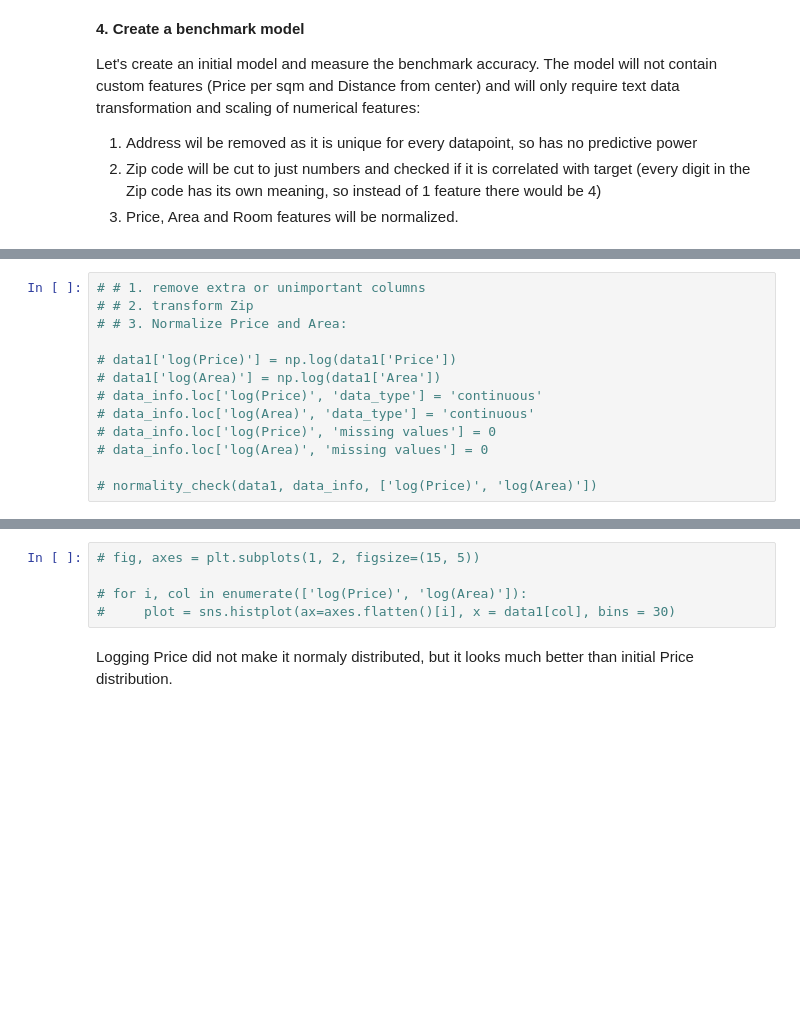
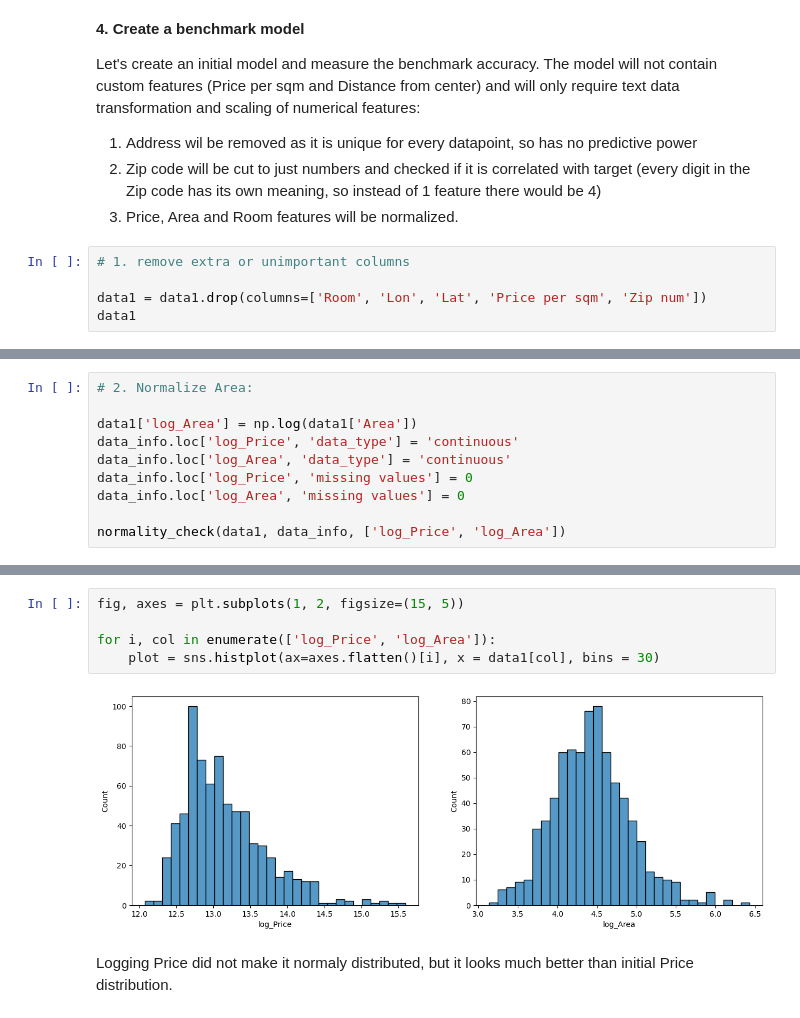
Before and after one commit to nadiia-duiunova/House_price, a Jupyter notebook: Stat inference.ipynb, the cells around one changed output, grey strips where cells are left out. Saved outputs shown, nothing was run; the diff lists cells and outputs as text; blank space fills up the shorter version.

```diff
--- a/Stat inference.ipynb
+++ b/Stat inference.ipynb
@@ -570,3 +561,8 @@ Let's create an initial model and measure the benchmark accuracy. The model will
  1. Address wil be removed as it is unique for every datapoint, so has no predictive power
  2. Zip code will be cut to just numbers and checked if it is correlated with target (every digit in the Zip code has its own meaning, so instead of 1 feature there would be 4)
  3. Price, Area and Room features will be normalized.
+# %%
+# 1. remove extra or unimportant columns
+
+data1 = data1.drop(columns=['Room', 'Lon', 'Lat', 'Price per sqm', 'Zip num'])
+data1
@@ -573,13 +583,10 @@ Let's create an initial model and measure the benchmark accuracy. The model will
 # %%
-# # 1. remove extra or unimportant columns
-# # 2. transform Zip
-# # 3. Normalize Price and Area:
+# 2. Normalize Area:
 
-# data1['log(Price)'] = np.log(data1['Price'])
-# data1['log(Area)'] = np.log(data1['Area'])
-# data_info.loc['log(Price)', 'data_type'] = 'continuous'
-# data_info.loc['log(Area)', 'data_type'] = 'continuous'
-# data_info.loc['log(Price)', 'missing values'] = 0
-# data_info.loc['log(Area)', 'missing values'] = 0
+data1['log_Area'] = np.log(data1['Area'])
+data_info.loc['log_Price', 'data_type'] = 'continuous'
+data_info.loc['log_Area', 'data_type'] = 'continuous'
+data_info.loc['log_Price', 'missing values'] = 0
+data_info.loc['log_Area', 'missing values'] = 0
 
-# normality_check(data1, data_info, ['log(Price)', 'log(Area)'])
+normality_check(data1, data_info, ['log_Price', 'log_Area'])
@@ -586,8 +606,10 @@ Let's create an initial model and measure the benchmark accuracy. The model will
 # %%
-# fig, axes = plt.subplots(1, 2, figsize=(15, 5))
+fig, axes = plt.subplots(1, 2, figsize=(15, 5))
 
-# for i, col in enumerate(['log(Price)', 'log(Area)']):
-#     plot = sns.histplot(ax=axes.flatten()[i], x = data1[col], bins = 30)
+for i, col in enumerate(['log_Price', 'log_Area']):
+    plot = sns.histplot(ax=axes.flatten()[i], x = data1[col], bins = 30)
+# %% [output]
+[figure, added]
 # %% [markdown]
 Logging Price did not make it normaly distributed, but it looks much better than initial Price distribution.
 # %%
```
Also changed, not shown: parts of 27 cells of this notebook.
